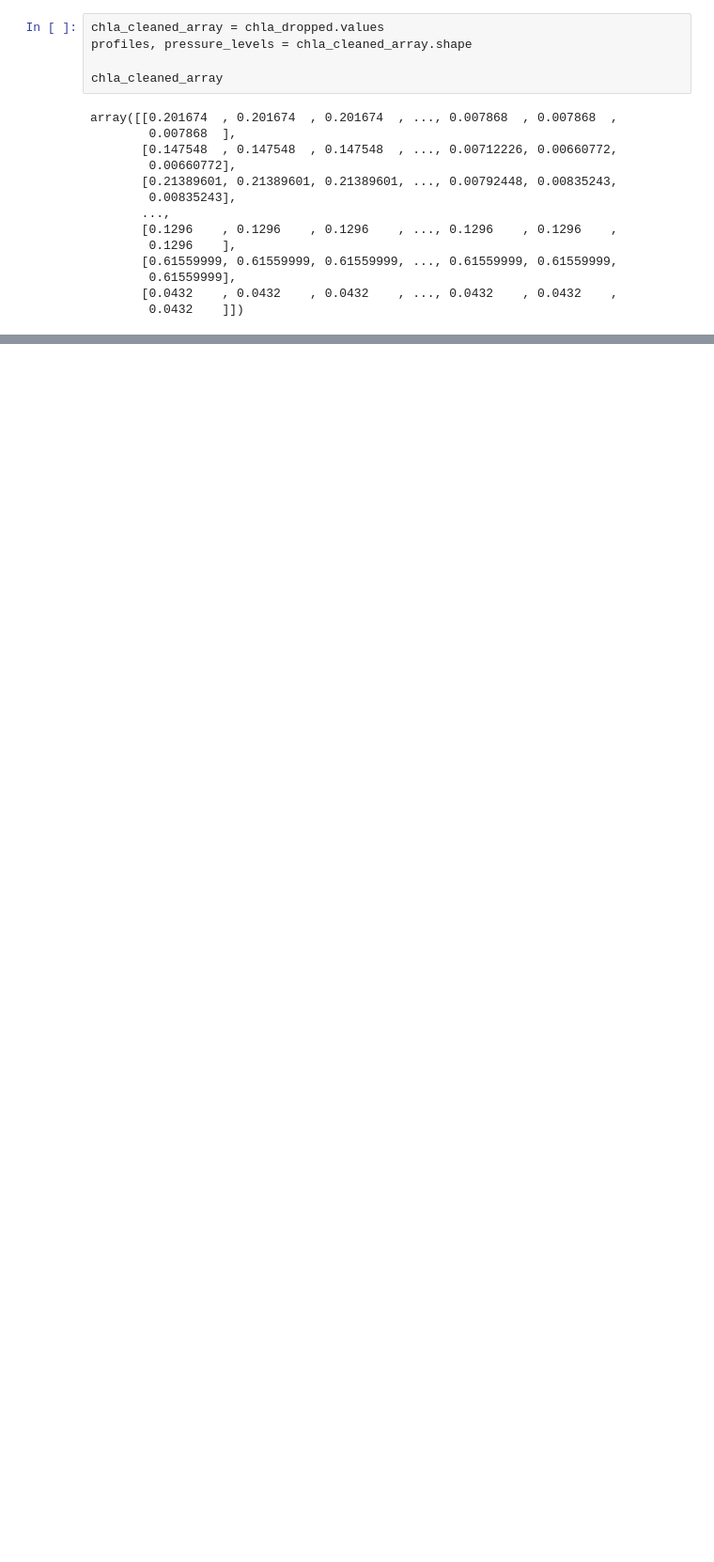
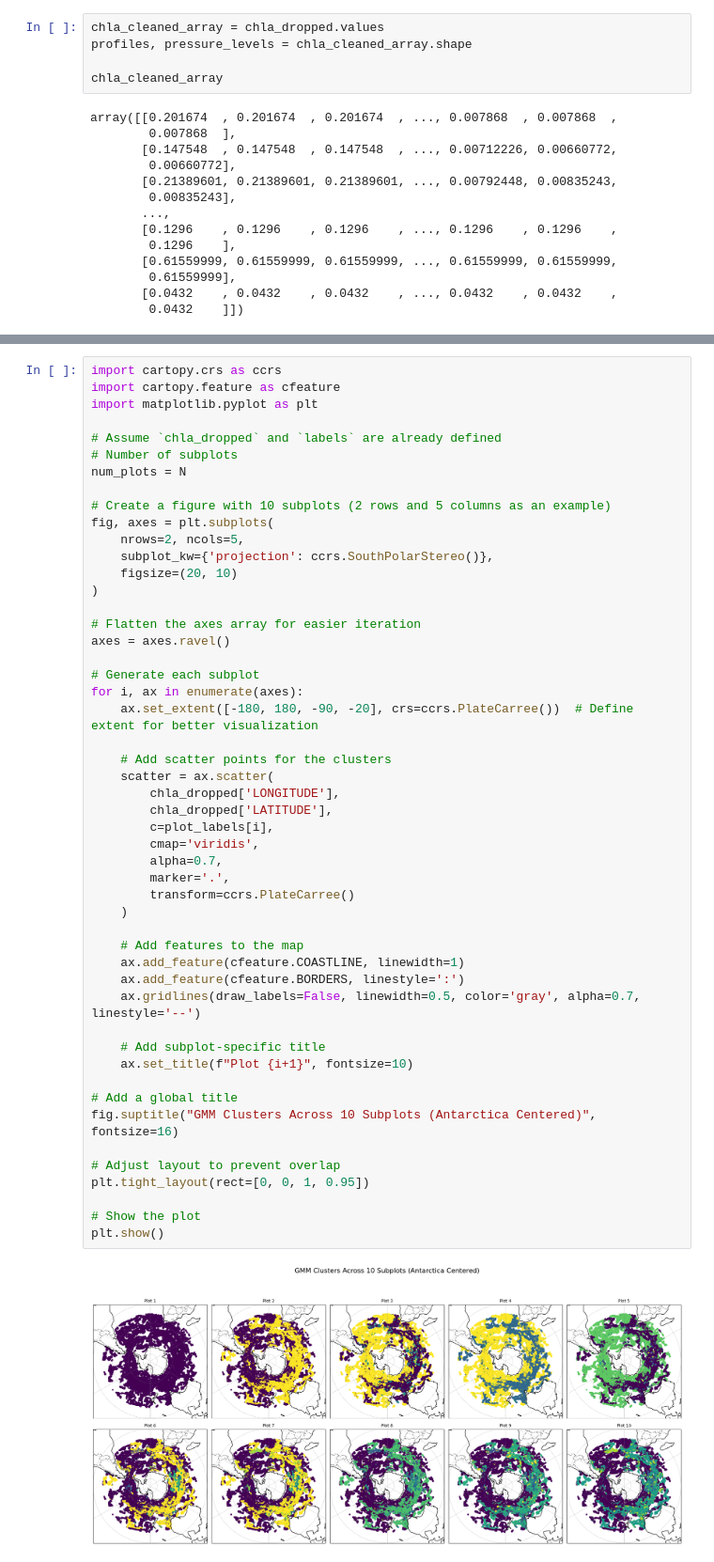
Before and after one commit to soupologist/southern-ocean-fronts, a Jupyter notebook: gmm.ipynb, the cells around one changed output, grey strips where cells are left out. Shown at 94% size. Cells and saved outputs as stored; diff of their text form; blank space fills up the shorter version.

```diff
--- a/gmm.ipynb
+++ b/gmm.ipynb
@@ -447,0 +461,52 @@ array([768.44927979, 768.44927979, 768.44927979, 768.44927979,
+# %%
+import cartopy.crs as ccrs
+import cartopy.feature as cfeature
+import matplotlib.pyplot as plt
+
+# Assume `chla_dropped` and `labels` are already defined
+# Number of subplots
+num_plots = N
+
+# Create a figure with 10 subplots (2 rows and 5 columns as an example)
+fig, axes = plt.subplots(
+    nrows=2, ncols=5,
+    subplot_kw={'projection': ccrs.SouthPolarStereo()},
+    figsize=(20, 10)
+)
+
+# Flatten the axes array for easier iteration
+axes = axes.ravel()
+
+# Generate each subplot
+for i, ax in enumerate(axes):
+    ax.set_extent([-180, 180, -90, -20], crs=ccrs.PlateCarree())  # Define extent for better visualization
+
+    # Add scatter points for the clusters
+    scatter = ax.scatter(
+        chla_dropped['LONGITUDE'],
+        chla_dropped['LATITUDE'],
+        c=plot_labels[i],
+        cmap='viridis',
+        alpha=0.7,
+        marker='.',
+        transform=ccrs.PlateCarree()
+    )
+
+    # Add features to the map
+    ax.add_feature(cfeature.COASTLINE, linewidth=1)
+    ax.add_feature(cfeature.BORDERS, linestyle=':')
+    ax.gridlines(draw_labels=False, linewidth=0.5, color='gray', alpha=0.7, linestyle='--')
+
+    # Add subplot-specific title
+    ax.set_title(f"Plot {i+1}", fontsize=10)
+
+# Add a global title
+fig.suptitle("GMM Clusters Across 10 Subplots (Antarctica Centered)", fontsize=16)
+
+# Adjust layout to prevent overlap
+plt.tight_layout(rect=[0, 0, 1, 0.95])
+
+# Show the plot
+plt.show()
+# %% [output]
+[figure, added]
```
Also changed, not shown: parts of 17 cells of this notebook.
